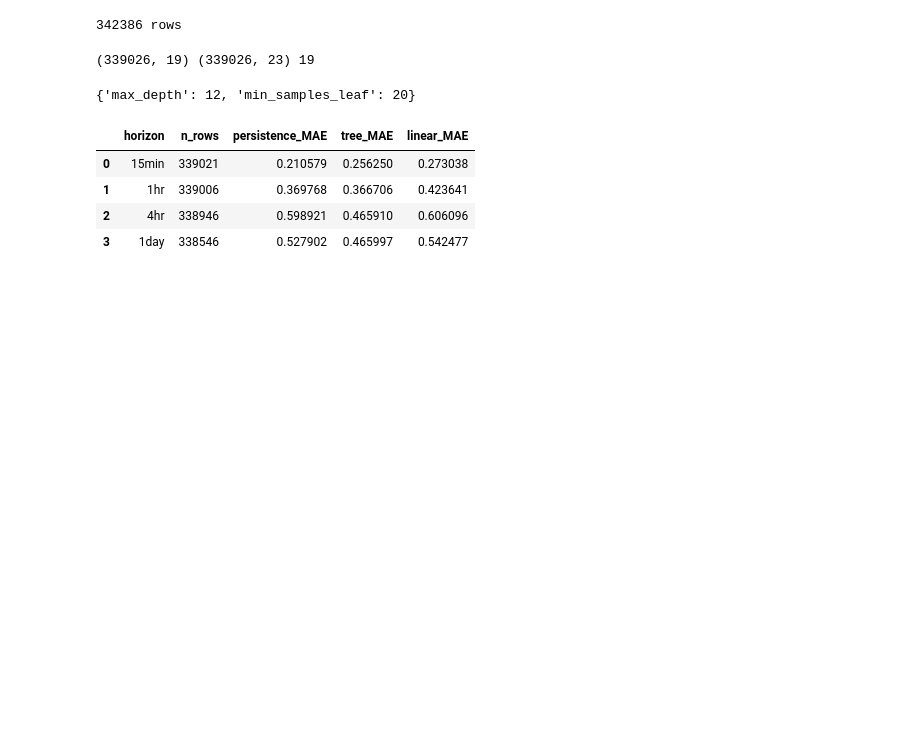
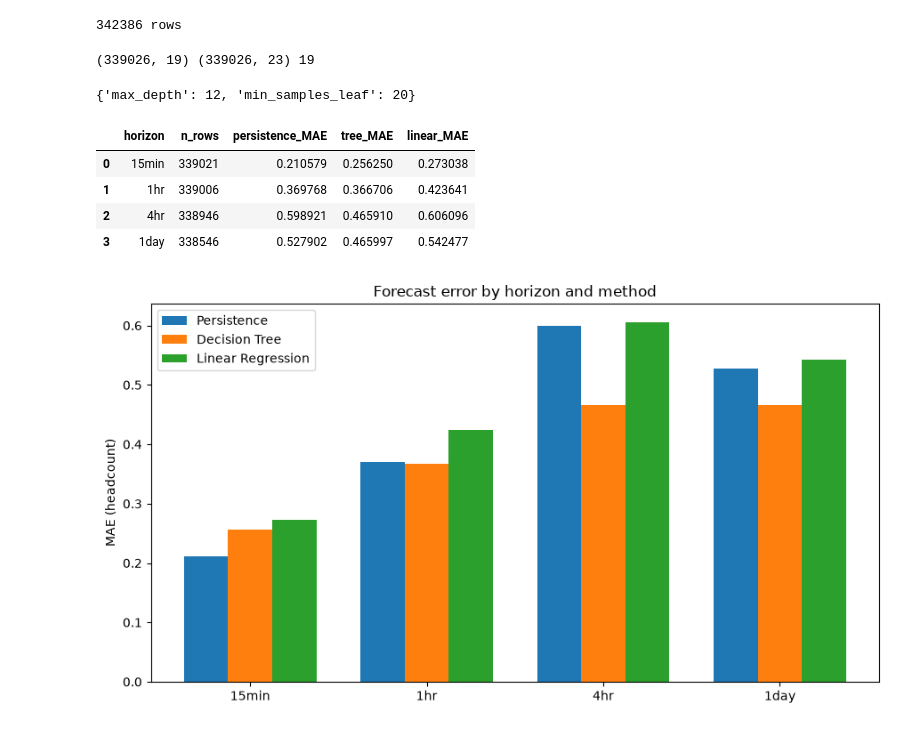
Before and after one commit to OscarPayne28/3001-OCCUPANCY-PROJECT, a Jupyter notebook: notebooks/02_modelling.ipynb, the cells around one changed output. Cells and saved outputs as stored; diff of their text form; code cells hidden in the pictures; blank space fills up the shorter version.

Commit message:
Add report figures: MAE by horizon, predictions, residuals, feature importance, depth sensitivity

```diff
--- a/notebooks/02_modelling.ipynb
+++ b/notebooks/02_modelling.ipynb
@@ -628,3 +628,28 @@ pd.DataFrame(results)
 | 1 | 1hr | 339006 | 0.369768 | 0.366706 | 0.423641 |
 | 2 | 4hr | 338946 | 0.598921 | 0.465910 | 0.606096 |
 | 3 | 1day | 338546 | 0.527902 | 0.465997 | 0.542477 |
+# %%
+import matplotlib.pyplot as plt
+import numpy as np
+
+results_df = pd.DataFrame(results)  # from your multi-horizon comparison cell
+results_df = results_df.set_index("horizon").loc[["15min", "1hr", "4hr", "1day"]]
+
+fig, ax = plt.subplots(figsize=(9, 5))
+x = np.arange(len(results_df))
+width = 0.25
+
+ax.bar(x - width, results_df["persistence_MAE"], width, label="Persistence")
+ax.bar(x, results_df["tree_MAE"], width, label="Decision Tree")
+ax.bar(x + width, results_df["linear_MAE"], width, label="Linear Regression")
+
+ax.set_xticks(x)
+ax.set_xticklabels(results_df.index)
+ax.set_ylabel("MAE (headcount)")
+ax.set_title("Forecast error by horizon and method")
+ax.legend()
+plt.tight_layout()
+plt.savefig("../report/mae_by_horizon.png", dpi=150)
+plt.show()
+# %% [output]
+[figure, added]
```
Also changed, not shown: parts of 5 cells of this notebook, 5 other files.
